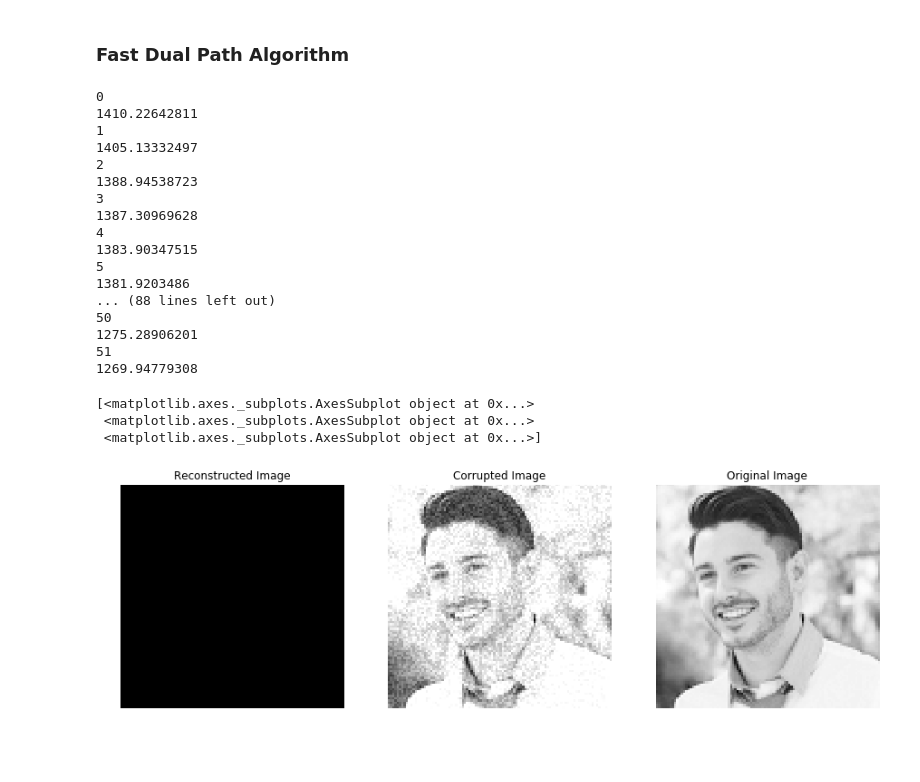
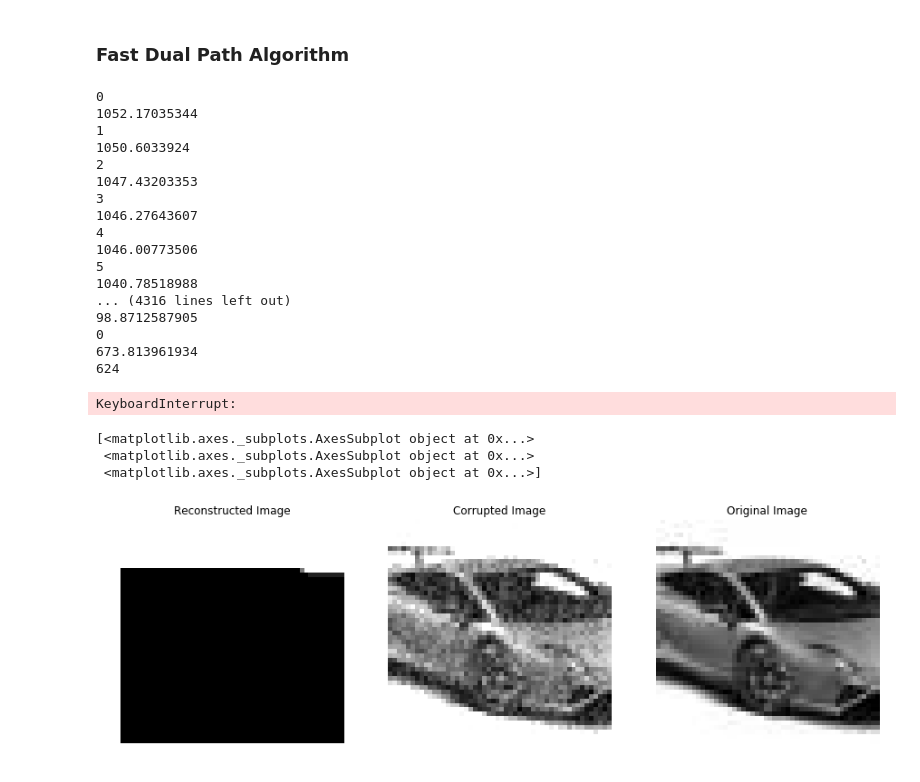
Before and after one commit to soovadeep/cvx-opt, a Jupyter notebook: Project.ipynb, the cells around one changed output. Drawn from its saved outputs; the diff is of its cells as text; code cells hidden in the pictures.

```diff
--- a/Project.ipynb
+++ b/Project.ipynb
@@ -48,7 +48,7 @@ def subgradient(y, beta, D, t, lam, c=1e-1):
     beta = beta - c/(np.sqrt(t+1))*(delF)
     return beta
 
-size = 300
+size = 1000
 y = data(size)
 
 def descent(update, y, reg, T=int(5e3)):
@@ -364,7 +334,7 @@ import matplotlib.image as mpimg
 # %%
 def loadImage():
     # Convert to arrays.
-    orig_img = Image.open("data/randomguy_greyscale.png")
+    orig_img = Image.open("data/randompic_greyscale.png")
 #     orig_img = Image.open("data/lena.png")
     # corr_img = Image.open("data/camus_greyscale_corrupted.png")
     # orig_img = mpimg.imread("data/randompic_greyscale.png")
@@ -386,11 +356,11 @@ def loadImage():
 #     Known[Known == 0] = 0.05*rn.random((size1,)) + 0.5
 #     print Known
 #     Ucorr = Known*Uorig
-    Ucorr = Uorig + 60*rn.random((row, col))
+    Ucorr = Uorig + 100*rn.random((row, col))
     Ucorr[Ucorr > 255] = 255
     Ucorr[Ucorr < 0] = 0
     corr_img = Image.fromarray(np.uint8(Ucorr))
-    corr_img.save('data/randomguy_greyscale_corrupted.png')
+    corr_img.save('data/randompic_greyscale_corrupted.png')
 #     corr_img.save('data/lena_corrupted.png')
     return Ucorr, corr_img, orig_img
 
@@ -469,7 +439,7 @@ def subgradientGraph(y, beta, D, t, lam, c=1e-1):
     beta = betaSp.toarray()
     return beta
 # %%
-def descentGraph(update, Ucorr, reg, T=int(1e3)):
+def descentGraph(update, Ucorr, reg, T=int(0.5e3)):
     row, col = Ucorr.shape
     y = np.reshape(Ucorr, (-1, 1))
     D = denoisingMatGraphSparse(row, col)
@@ -729,41 +685,42 @@ def leavingCoordinate(a, b, DB, DBMinus, y, s, B):
     return t, i
 # %%
-beta_dp = descentDualPathGraph(Ucorr, reg=1275)
+beta_dp_graph = descentDualPathGraph(Ucorr, reg=670)
 # %% [output]
 0
-1410.22642811
+1052.17035344
 1
-1405.13332497
+1050.6033924
 2
-1388.94538723
+1047.43203353
 3
-1387.30969628
+1046.27643607
 4
-1383.90347515
+1046.00773506
 5
-1381.9203486
-... (88 lines left out)
-50
-1275.28906201
-51
-1269.94779308
+1040.78518988
+... (4316 lines left out)
+98.8712587905
+0
+673.813961934
+624
+KeyboardInterrupt:
 # %%
-reconstruct_img_dp = Image.fromarray(np.uint8(beta_dp))
+reconstruct_img_dp = Image.fromarray(np.uint8(beta_dp_graph))
 
 %matplotlib inline
 fig, ax = plt.subplots(1, 3,figsize=(15, 10))
 print ax
 ax[0].imshow(np.asarray(reconstruct_img_dp),cmap='gray');
 ax[0].set_title("Reconstructed Image")
 ax[0].axis('off')
 ax[1].imshow(np.asarray(corr_img),cmap='gray');
 ax[1].set_title("Corrupted Image")
 ax[1].axis('off');
 ax[2].imshow(np.asarray(orig_img),cmap='gray');
 ax[2].set_title("Original Image")
 ax[2].axis('off');
 # %% [output]
 [<matplotlib.axes._subplots.AxesSubplot object at 0x...>
  <matplotlib.axes._subplots.AxesSubplot object at 0x...>
  <matplotlib.axes._subplots.AxesSubplot object at 0x...>]
-[figure, old version]
+[figure, new version]
```
Also changed, not shown: parts of 15 cells of this notebook, 1 other file.
